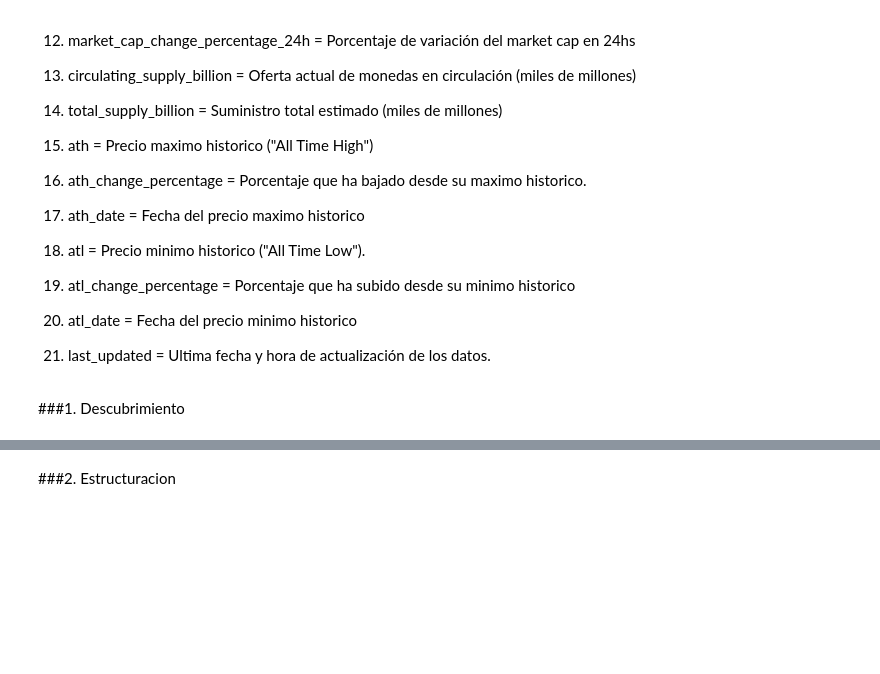
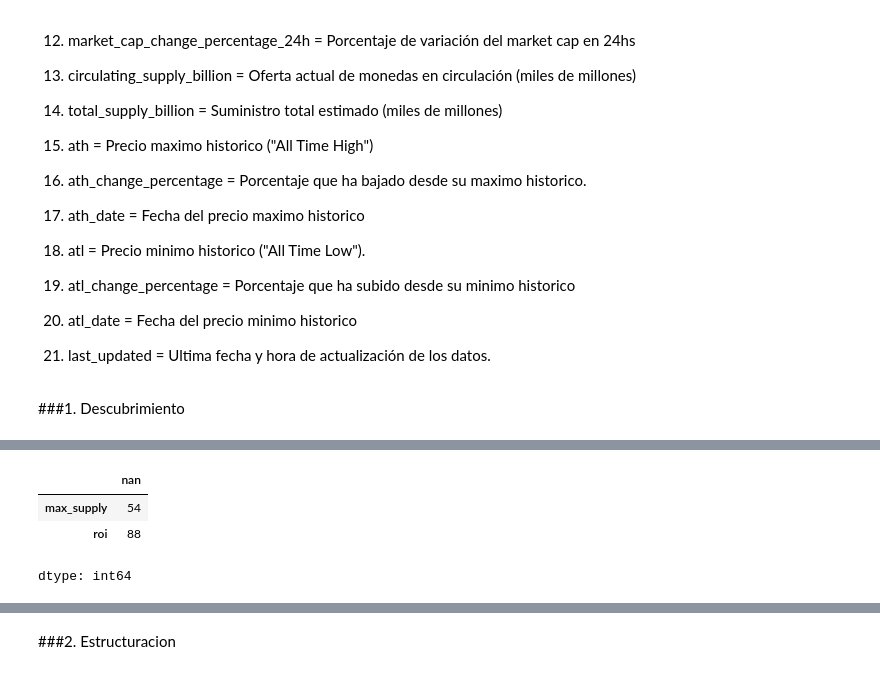
Before and after one commit to MatiasSiles/Deteccion-de-Fraudes-en-Blockchain, a Jupyter notebook: EntregaN1_SilesMatias.ipynb, the cells around one changed output, grey strips where cells are left out. Cells and saved outputs as stored; diff of their text form; code cells hidden in the pictures; blank space fills up the shorter version.

```diff
--- a/EntregaN1_SilesMatias.ipynb
+++ b/EntregaN1_SilesMatias.ipynb
@@ -244,0 +159,7 @@ circulating_supply               : 0
+# %%
+df_criptos.isna().sum().loc[df_criptos.isna().sum().values > 0].rename("nan")
+# %% [output]
+|  | nan |
+| max_supply | 54 |
+| roi | 88 |
+dtype: int64
```
Also changed, not shown: parts of 27 cells of this notebook.
